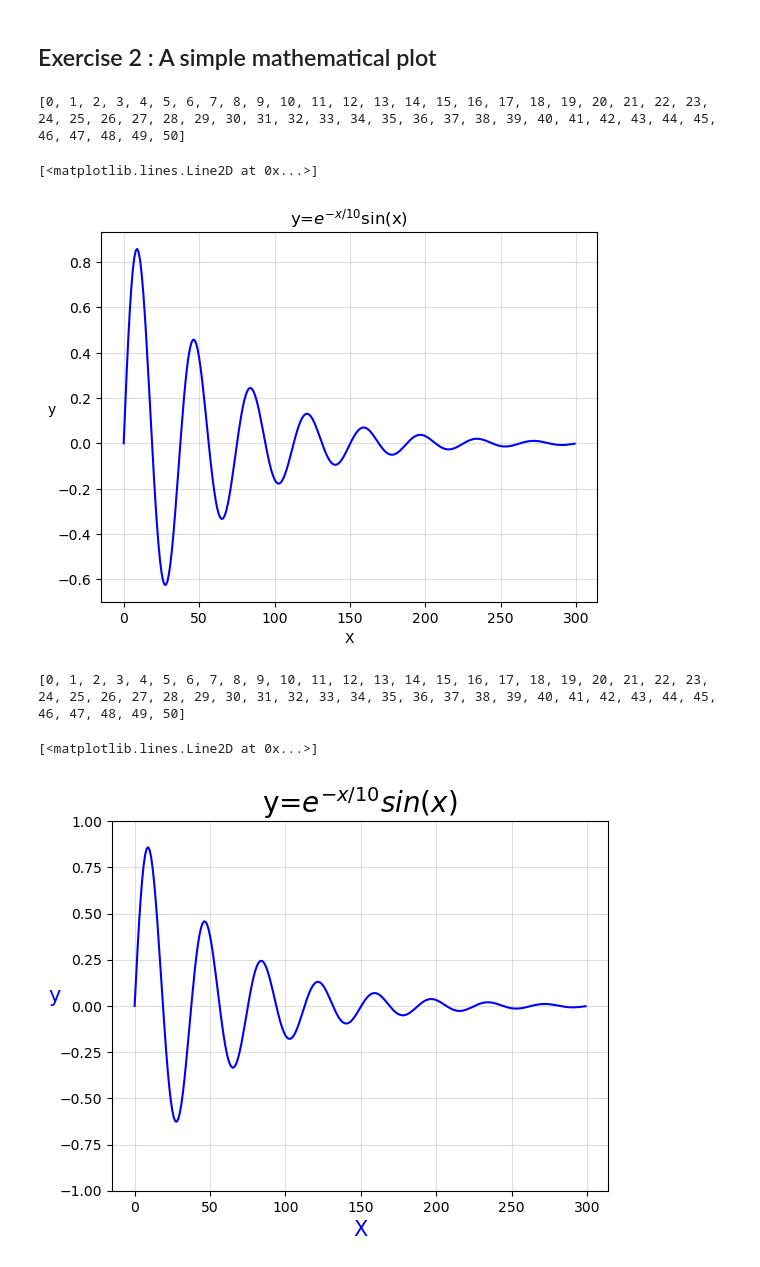
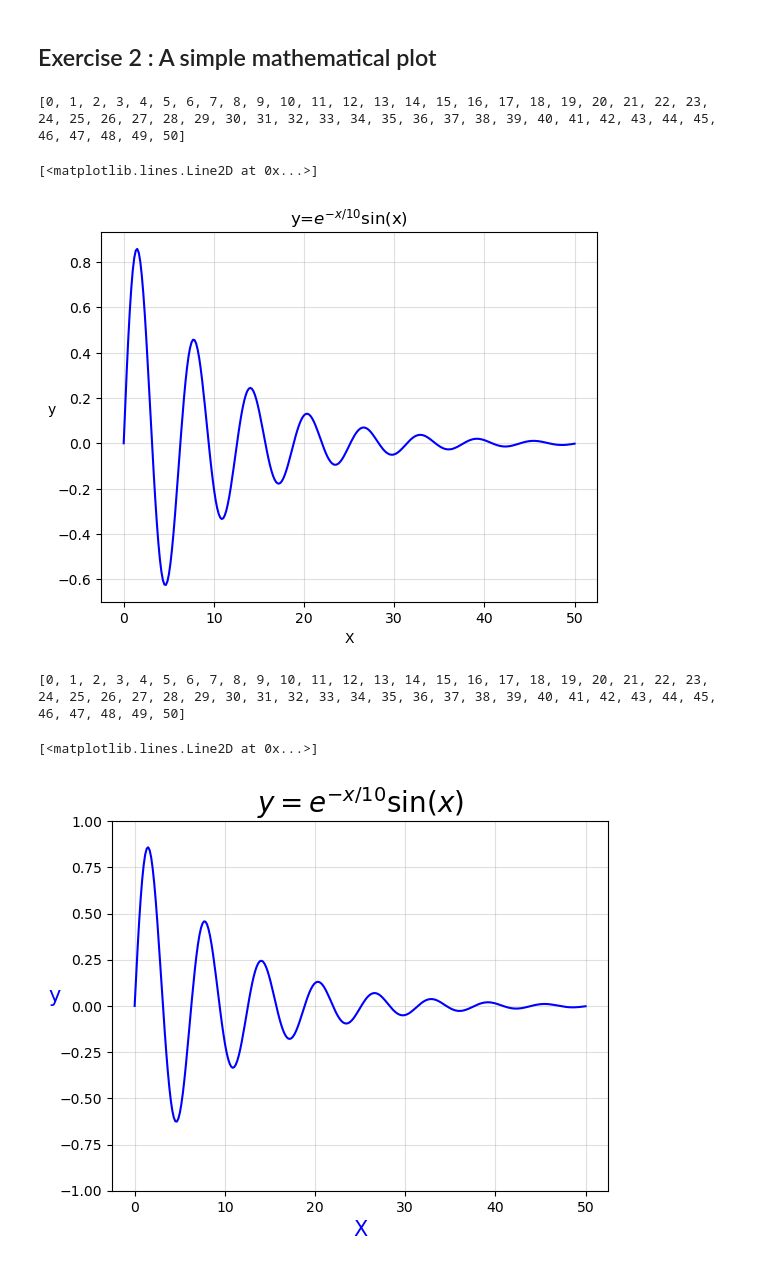
Before and after one commit to SPS-SP2273/learning-portfolio-tunnminn, a Jupyter notebook: plotting/plotting_(need).ipynb, the cells around one changed output. Saved outputs shown, nothing was run; the diff lists cells and outputs as text; code cells hidden in the pictures.

```diff
--- a/plotting/plotting_(need).ipynb
+++ b/plotting/plotting_(need).ipynb
@@ -223,6 +226,7 @@ findfont: Font family 'Comic Neue' not found.
 ## Exercise 1 :  Fill in the blanks
 # %%
 # Some data for plotting
+plt.style.use('default')
 x = [0, 1, 2, 3, 4, 5]
 y = [0, 4, 8, 12, 16, 20]
 y_err = [0.0, 0.5, 1.0, 1.5, 2.0, 2.5]
@@ -254,25 +258,25 @@ plt.xlabel('X')
 plt.ylabel('y',rotation = 0)
 plt.grid(alpha=.4)
 plt.title('y=$e^{-x/10}$sin(x)')
-plt.plot(y, c = 'blue')
+plt.plot(x,y, c = 'blue')
 # %% [output]
 [0, 1, 2, 3, 4, 5, 6, 7, 8, 9, 10, 11, 12, 13, 14, 15, 16, 17, 18, 19, 20, 21, 22, 23, 24, 25, 26, 27, 28, 29, 30, 31, 32, 33, 34, 35, 36, 37, 38, 39, 40, 41, 42, 43, 44, 45, 46, 47, 48, 49, 50]
 [<matplotlib.lines.Line2D at 0x...>]
-[figure, old version]
+[figure, new version]
 # %%
 x= list(range(0, 51))
 print(x)
 x = np.array(x)
 x = np.linspace(0,50,300)
 plt.ylim([-1,1])
 y = (np.exp(-x/10))*np.sin(x)
 
 plt.xlabel('X', size = 15, c='blue')
 plt.ylabel('y', size= 15, c ='blue', rotation = 0)
 plt.grid(alpha=.4)
-plt.title('y=$e^{-x/10}sin(x)$', size =20)
-plt.plot(y, c = 'blue')
+plt.title('$y=e^{-x/10}\sin(x)$', size =20)
+plt.plot(x, y, c = 'blue')
 # %% [output]
 [0, 1, 2, 3, 4, 5, 6, 7, 8, 9, 10, 11, 12, 13, 14, 15, 16, 17, 18, 19, 20, 21, 22, 23, 24, 25, 26, 27, 28, 29, 30, 31, 32, 33, 34, 35, 36, 37, 38, 39, 40, 41, 42, 43, 44, 45, 46, 47, 48, 49, 50]
 [<matplotlib.lines.Line2D at 0x...>]
-[figure, old version]
+[figure, new version]
```
Also changed, not shown: parts of 4 cells of this notebook.
